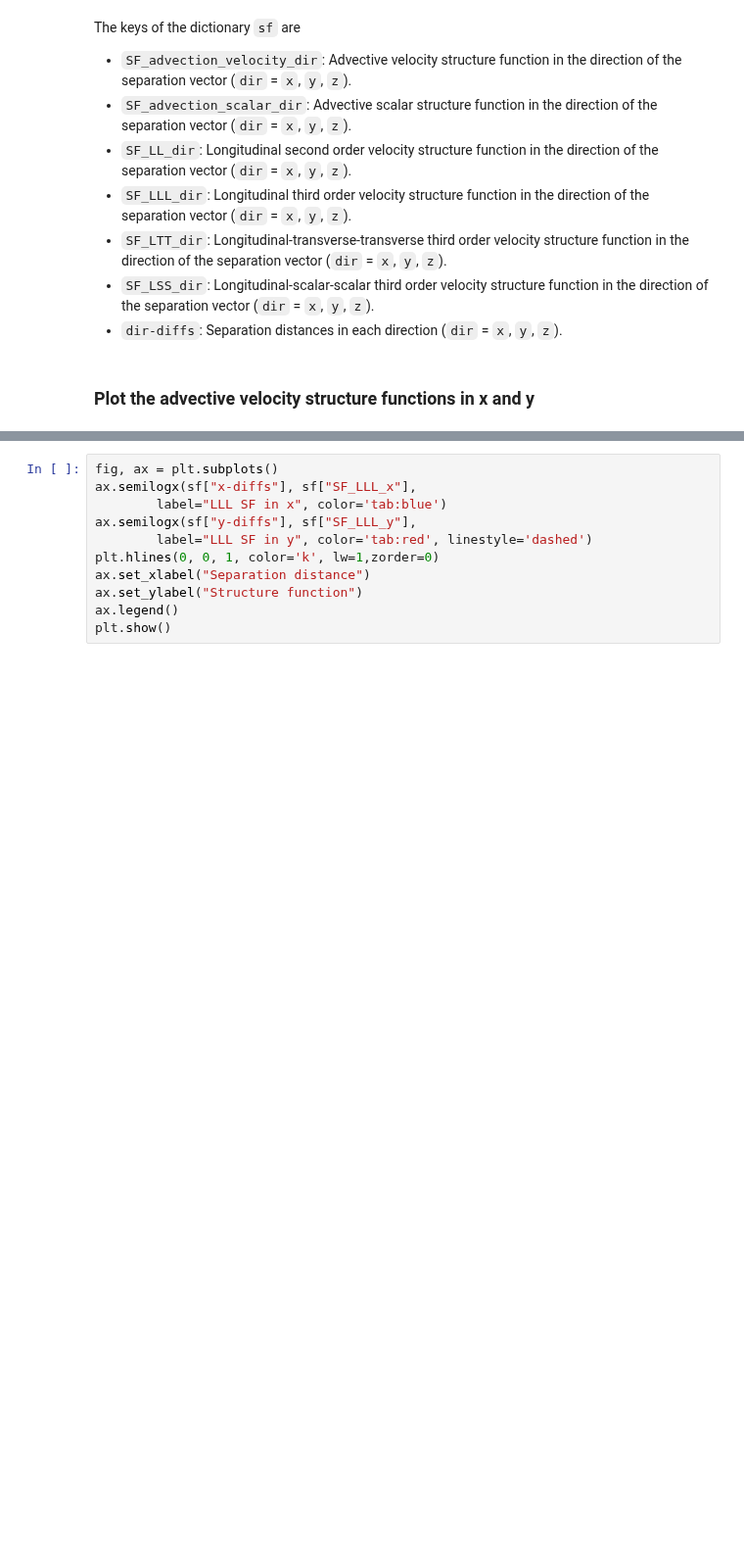
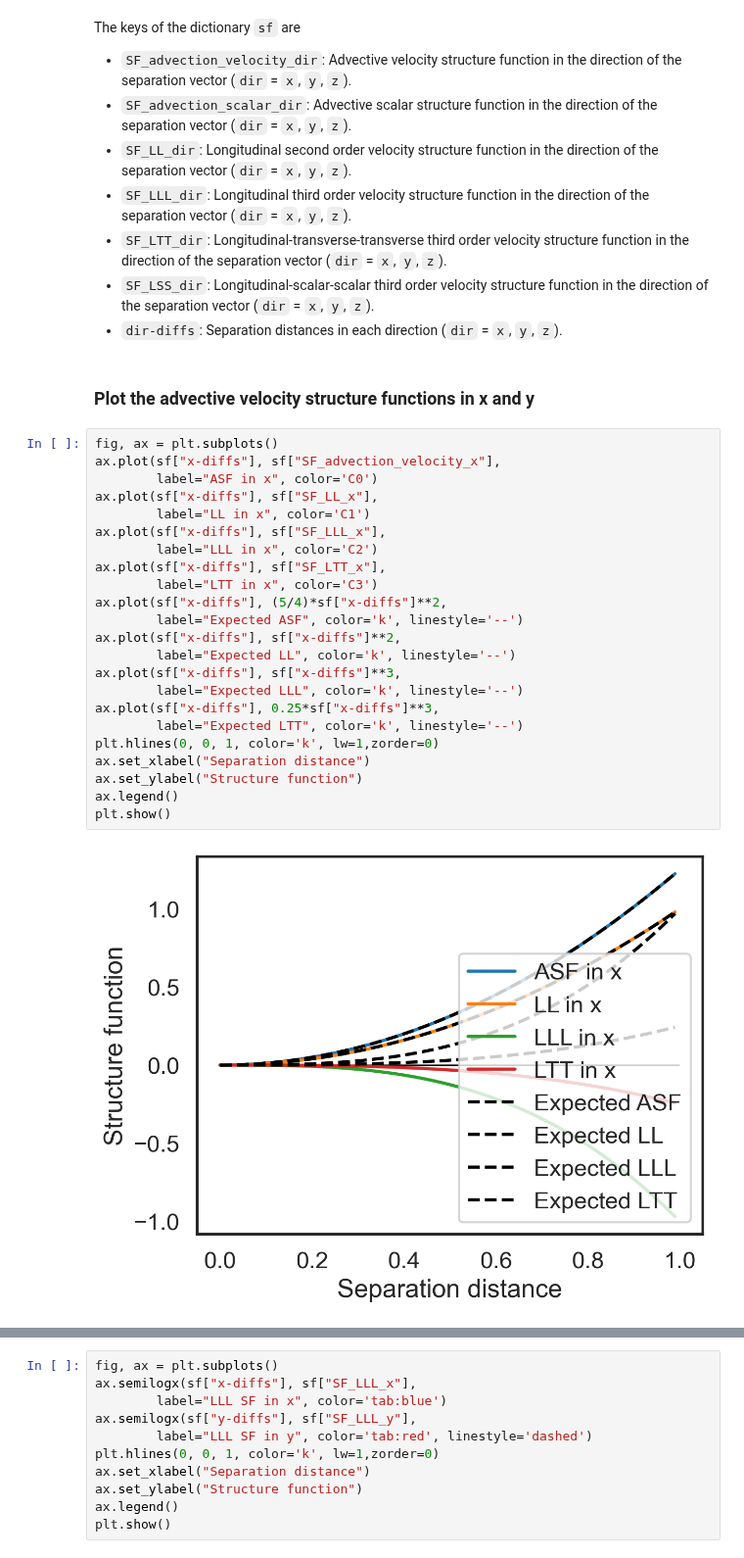
Before and after one commit to cassidymwagner/fluidsf, a Jupyter notebook: docs/source/qs.ipynb, the cells around one changed output, grey strips where cells are left out. Shown at 98% size. Cells and saved outputs as stored; diff of their text form; blank space fills up the shorter version.

```diff
--- a/docs/source/qs.ipynb
+++ b/docs/source/qs.ipynb
@@ -58,5 +58,30 @@ The keys of the dictionary `sf` are
 - `dir-diffs`: Separation distances in each direction (`dir` = `x`, `y`, `z`).
 # %% [markdown]
 ### Plot the advective velocity structure functions in x and y
+# %%
+fig, ax = plt.subplots()
+ax.plot(sf["x-diffs"], sf["SF_advection_velocity_x"],
+        label="ASF in x", color='C0')
+ax.plot(sf["x-diffs"], sf["SF_LL_x"],
+        label="LL in x", color='C1')
+ax.plot(sf["x-diffs"], sf["SF_LLL_x"],
+        label="LLL in x", color='C2')
+ax.plot(sf["x-diffs"], sf["SF_LTT_x"],
+        label="LTT in x", color='C3')
+ax.plot(sf["x-diffs"], (5/4)*sf["x-diffs"]**2,
+        label="Expected ASF", color='k', linestyle='--')
+ax.plot(sf["x-diffs"], sf["x-diffs"]**2,
+        label="Expected LL", color='k', linestyle='--')
+ax.plot(sf["x-diffs"], sf["x-diffs"]**3,
+        label="Expected LLL", color='k', linestyle='--')
+ax.plot(sf["x-diffs"], 0.25*sf["x-diffs"]**3,
+        label="Expected LTT", color='k', linestyle='--')
+plt.hlines(0, 0, 1, color='k', lw=1,zorder=0)
+ax.set_xlabel("Separation distance")
+ax.set_ylabel("Structure function")
+ax.legend()
+plt.show()
+# %% [output]
+[figure, added]
 # %%
 fig, ax = plt.subplots()
```
Also changed, not shown: parts of 3 cells of this notebook.
